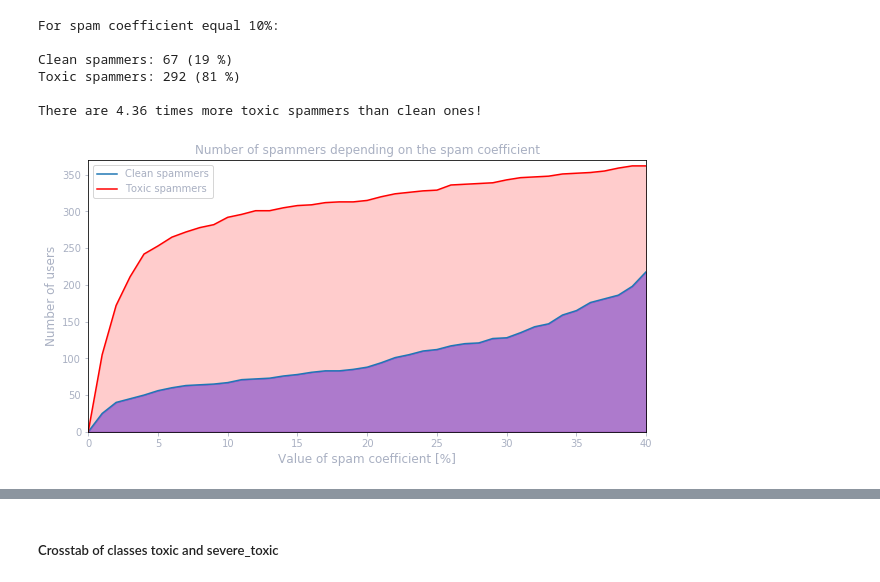
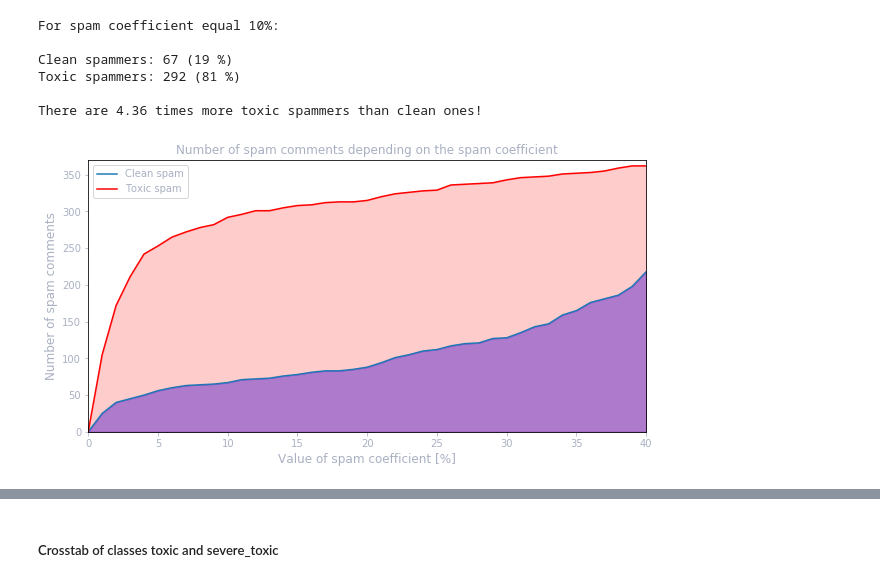
Before and after one commit to zistabar/detox, a Jupyter notebook: notebooks/Detox.ipynb, the cells around one changed output, grey strips where cells are left out. Drawn from its saved outputs; the diff is of its cells as text; code cells hidden in the pictures.

```diff
--- a/notebooks/Detox.ipynb
+++ b/notebooks/Detox.ipynb
@@ -316,31 +316,31 @@ There are 4.36 times more toxic spammers than clean ones!
 # %%
 # Prepare data for plot
 spam_ratio_values = np.arange(0, 41, 1)
 n_clean_spammers_values = []
 n_toxic_spammers_values = []
 for spam_ratio in spam_ratio_values:
     curr_spammers = train_extended[train_extended['unique_words_per'] < spam_ratio]
     curr_clean_spammers = curr_spammers[curr_spammers['clean'] == True]
     curr_toxic_spammers = curr_spammers[curr_spammers['clean'] == False]
     n_clean_spammers_values.append(curr_clean_spammers.shape[0])
     n_toxic_spammers_values.append(curr_toxic_spammers.shape[0])
 
 # Create plot
-plt.title("Number of spammers depending on the spam coefficient", fontsize=12)
+plt.title("Number of spam comments depending on the spam coefficient", fontsize=12)
 
 plt.plot(spam_ratio_values, n_clean_spammers_values)
 plt.fill_between(spam_ratio_values, n_clean_spammers_values, 0, color='blue', alpha=0.4)
 plt.plot(spam_ratio_values, n_toxic_spammers_values, 'r')
 plt.fill_between(spam_ratio_values, n_toxic_spammers_values, 0, color='red', alpha=0.2)
 
-plt.legend(['Clean spammers', 'Toxic spammers'])
-plt.ylabel('Number of users', fontsize=12)
+plt.legend(['Clean spam', 'Toxic spam'])
+plt.ylabel('Number of spam comments', fontsize=12)
 plt.xlabel('Value of spam coefficient [%]', fontsize=12)
 plt.xlim(0, 40)
 plt.ylim(0, 370)
 plt.show()
 # %% [output]
-[figure, old version]
+[figure, new version]
 # %%
 spam_min_index = min(n_clean_spammers, n_toxic_spammers) - 1
 
```
Also changed, not shown: parts of 36 cells of this notebook, 1 other file.
